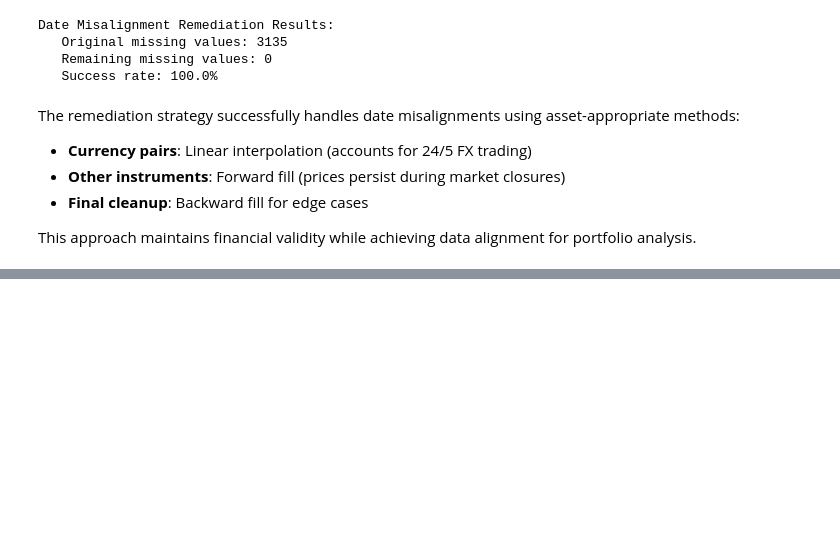
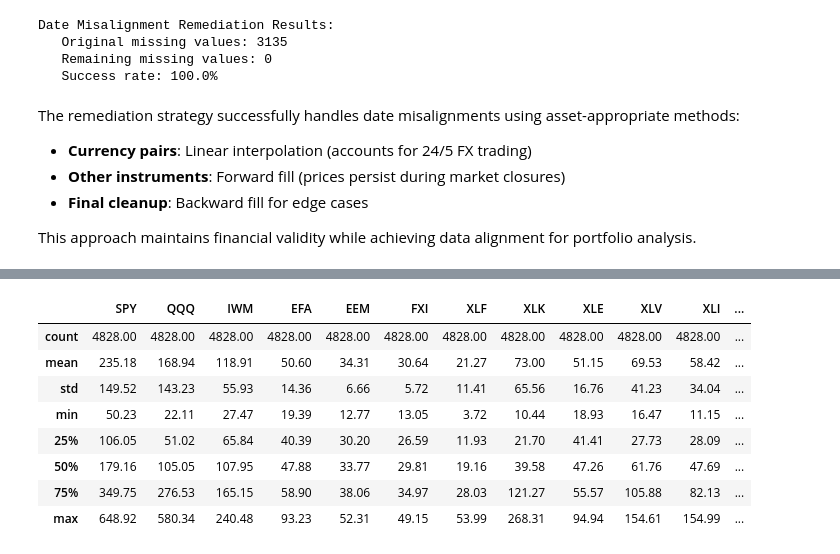
Before and after one commit to GabrieleDiCorato/finance-playground, a Jupyter notebook: notebooks/aida_homework1_etl.ipynb, the cells around one changed output, grey strips where cells are left out. Saved outputs shown, nothing was run; the diff lists cells and outputs as text; code cells hidden in the pictures; blank space fills up the shorter version.

Commit message:
WIP AIDA ETL homework: data profiling

```diff
--- a/notebooks/aida_homework1_etl.ipynb
+++ b/notebooks/aida_homework1_etl.ipynb
@@ -534,0 +533,14 @@ This approach maintains financial validity while achieving data alignment for po
+# %%
+# Statistical Summaries for Close Prices
+stats_summary = remediated_data.describe()
+display(stats_summary.round(2))
+# %% [output]
+|  | SPY | QQQ | IWM | EFA | EEM | FXI | XLF | XLK | XLE | XLV | XLI | ... |
+| count | 4828.00 | 4828.00 | 4828.00 | 4828.00 | 4828.00 | 4828.00 | 4828.00 | 4828.00 | 4828.00 | 4828.00 | 4828.00 | ... |
+| mean | 235.18 | 168.94 | 118.91 | 50.60 | 34.31 | 30.64 | 21.27 | 73.00 | 51.15 | 69.53 | 58.42 | ... |
+| std | 149.52 | 143.23 | 55.93 | 14.36 | 6.66 | 5.72 | 11.41 | 65.56 | 16.76 | 41.23 | 34.04 | ... |
+| min | 50.23 | 22.11 | 27.47 | 19.39 | 12.77 | 13.05 | 3.72 | 10.44 | 18.93 | 16.47 | 11.15 | ... |
+| 25% | 106.05 | 51.02 | 65.84 | 40.39 | 30.20 | 26.59 | 11.93 | 21.70 | 41.41 | 27.73 | 28.09 | ... |
+| 50% | 179.16 | 105.05 | 107.95 | 47.88 | 33.77 | 29.81 | 19.16 | 39.58 | 47.26 | 61.76 | 47.69 | ... |
+| 75% | 349.75 | 276.53 | 165.15 | 58.90 | 38.06 | 34.97 | 28.03 | 121.27 | 55.57 | 105.88 | 82.13 | ... |
+| max | 648.92 | 580.34 | 240.48 | 93.23 | 52.31 | 49.15 | 53.99 | 268.31 | 94.94 | 154.61 | 154.99 | ... |
```
Also changed, not shown: parts of 13 cells of this notebook.
